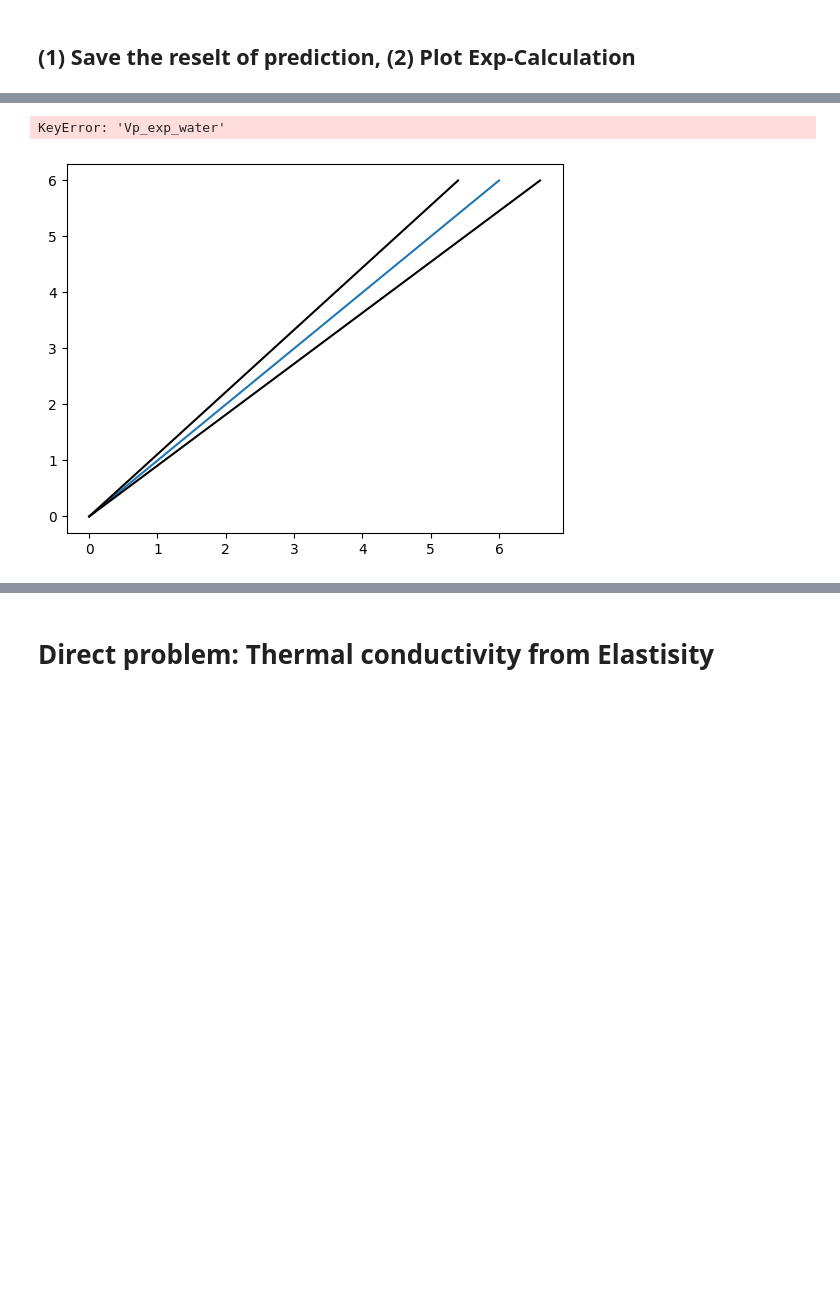
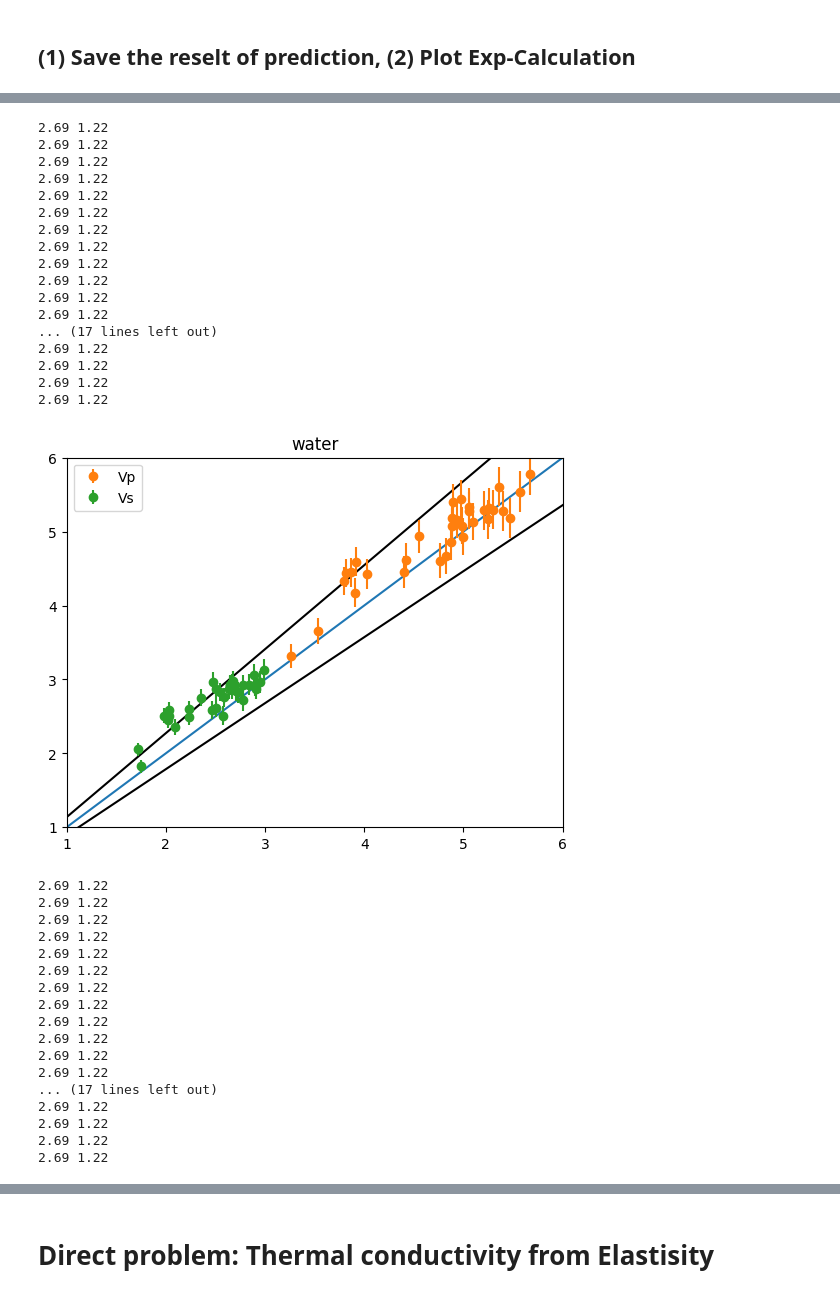
Before and after one commit to MariiaKalinina/Elasticity, a Jupyter notebook: Berryman_SC.ipynb, the cells around one changed output, grey strips where cells are left out. Cells and saved outputs as stored; diff of their text form; code cells hidden in the pictures; blank space fills up the shorter version.

```diff
--- a/Berryman_SC.ipynb
+++ b/Berryman_SC.ipynb
@@ -995,6 +1001,8 @@ density_air, density_water, density_oil = p_air, p_water, p_oil
 90.22375899999999 27.232519 53.91373366666666 27.232519
 96.910684 29.155263999999995 58.036998666666676 29.155263999999995
 103.83663100000001 31.143591 62.31184300000001 31.143591
+# %%
+p_air, p_water, p_oil = 1.22, 1.01, 0.78
 # %%
 def table_calclation_elastic(fluid_list, k, mu):
 
@@ -1083,12 +1115,14 @@ modulus2velosity(density_mtrx, density_fluid, porosity, K, Mu)
 # %%
 fluid_list = ['air', 'water', 'oil']
+
+
 
 K_air_mtrx, Mu_air_mtrx = 53.91373366666666, 27.232519
 K_water_mtrx, Mu_water_mtrx = 63.66756566666667, 28.624375
 K_oil_mtrx, Mu_oil_mtrx = 63.66756566666667, 28.624375
 
 error_air, error_water, error_oil = 0.1, 0.1, 0.1 # Error for K, mu minreal matrix
-N = 10
+N = 1
 
 for fluid in fluid_list:
 
@@ -1134,16 +1168,28 @@ Index(['Porosity,%', 'AR inclusion', 'TC_water', 'TC_exp_water', 'Diff TC water'
 # %% [markdown]
 ## (1) Save the reselt of prediction, (2) Plot Exp-Calculation
 # %%
-fluid_list = ['air', 'water', 'oil']
+fluid_list = ['air', 'water','oil']
 
 # Calculated k, mu mineral matrix
 # K_air_mtrx, Mu_air_mtrx = 43.13, 21.79
 # K_water_mtrx, Mu_water_mtrx = 50.93, 22.899
 # K_oil_mtrx, Mu_oil_mtrx = 50.93, 22.899
 
-K_air_mtrx, Mu_air_mtrx = 53.91373366666666, 27.232519
-K_water_mtrx, Mu_water_mtrx = 63.66756566666667, 28.624375
-K_oil_mtrx, Mu_oil_mtrx = 63.66756566666667, 28.624375
+# K_water, Mu_water, p_water = 2.25, 10**-20, 1.04 ### water
+# K_air, Mu_air, p_air = 10**-6, 10**-6, 1.22 ### air
+# K_oil, Mu_oil, p_oil = 0.26, 10**-12, 1.04
+
+# p_air, p_water, p_oil = 1.22, 1.01, 0.78
+density_air, density_water, density_oil = 1.22, 1.01, 0.78
+
+error = -0.03
+
+km, mum = 58.16013133333334+58.16013133333334*error, 27.804445249999997+27.804445249999997*error
+print(km, mum)
+
+K_air_mtrx, Mu_air_mtrx = km, mum
+K_water_mtrx, Mu_water_mtrx = km, mum
+K_oil_mtrx, Mu_oil_mtrx = km, mum
 
 for fluid in fluid_list:
 
@@ -1151,7 +1197,7 @@ for fluid in fluid_list:
   table_calclation_elastic(fluid_list, k, mu)
   globals()[f'result_{fluid}'].to_csv(f'/content/{fluid}.csv', index=True)
 
-  er = 0.10
+  er = 0.12
   plt.plot([0, 6], [0,6])
   plt.plot([0-0*er, 6-6*er], [0,6], color='black')
   plt.plot([0+0*er, 6+6*er], [0,6], color='black')
@@ -1179,2 +1242,35 @@ for fluid in fluid_list:
-KeyError: 'Vp_exp_water'
+2.69 1.22
+2.69 1.22
+2.69 1.22
+2.69 1.22
+2.69 1.22
+2.69 1.22
+2.69 1.22
+2.69 1.22
+2.69 1.22
+2.69 1.22
+2.69 1.22
+2.69 1.22
+... (17 lines left out)
+2.69 1.22
+2.69 1.22
+2.69 1.22
+2.69 1.22
-[figure, old version]
+[figure, new version]
+2.69 1.22
+2.69 1.22
+2.69 1.22
+2.69 1.22
+2.69 1.22
+2.69 1.22
+2.69 1.22
+2.69 1.22
+2.69 1.22
+2.69 1.22
+2.69 1.22
+2.69 1.22
+... (17 lines left out)
+2.69 1.22
+2.69 1.22
+2.69 1.22
+2.69 1.22
```
Also changed, not shown: parts of 9 cells of this notebook.
